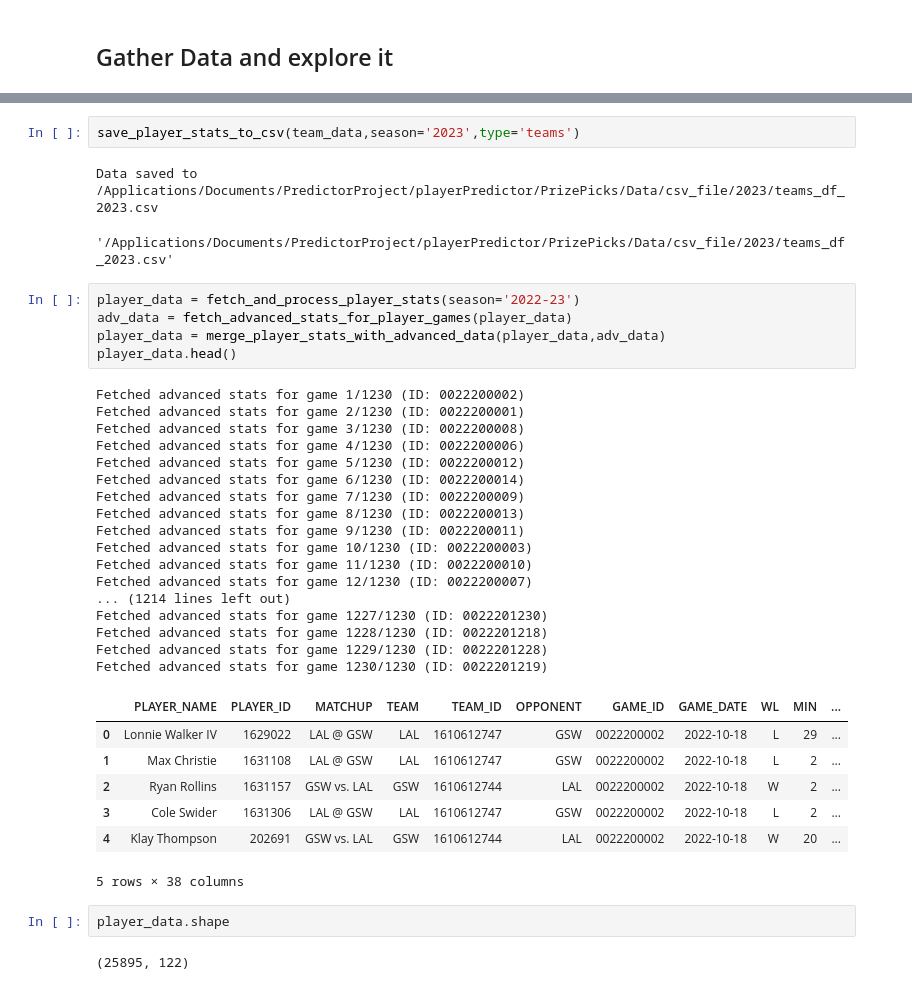
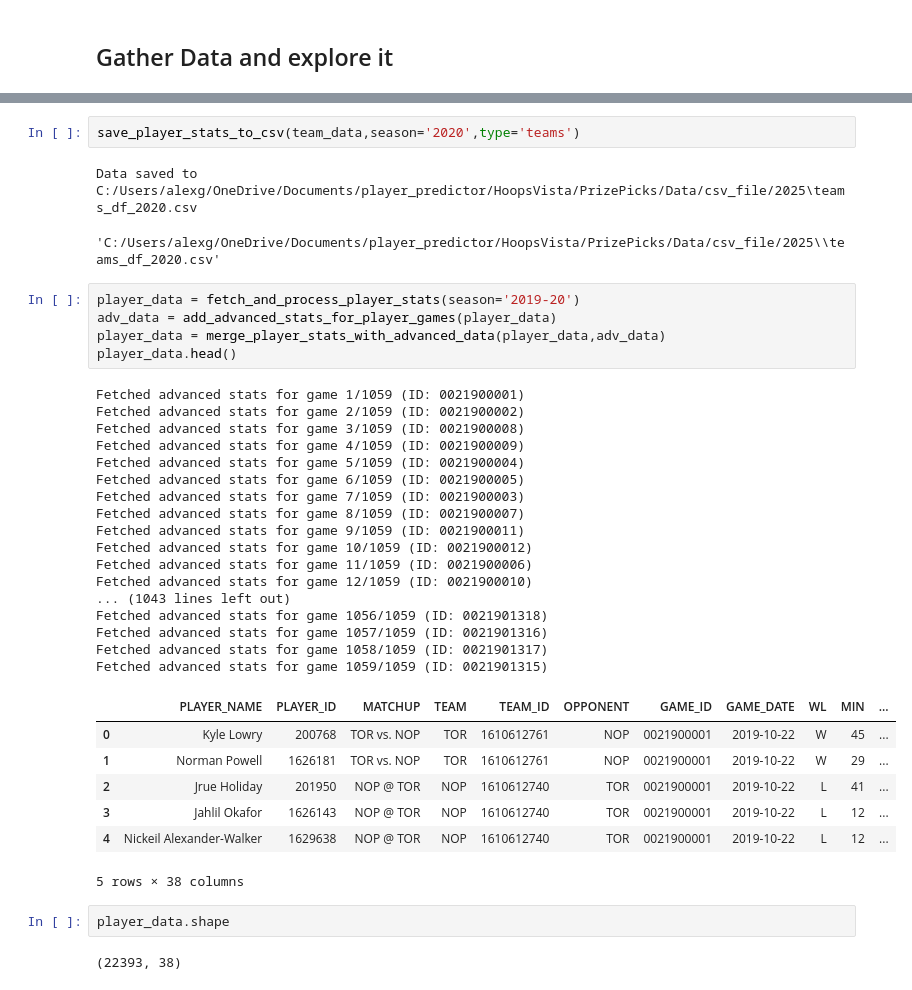
Before and after one commit to spon7ge/HoopsVista, a Jupyter notebook: PrizePicks/PlayerFunctions/TESTING.ipynb, the cells around one changed output, grey strips where cells are left out. Cells and saved outputs as stored; diff of their text form.

```diff
--- a/PrizePicks/PlayerFunctions/TESTING.ipynb
+++ b/PrizePicks/PlayerFunctions/TESTING.ipynb
@@ -63,43 +63,43 @@ All team game logs have been successfully retrieved and concatenated.
 5 rows × 30 columns
 # %%
-save_player_stats_to_csv(team_data,season='2023',type='teams')
+save_player_stats_to_csv(team_data,season='2020',type='teams')
 # %% [output]
-Data saved to /Applications/Documents/PredictorProject/playerPredictor/PrizePicks/Data/csv_file/2023/teams_df_2023.csv
+Data saved to C:/Users/alexg/OneDrive/Documents/player_predictor/HoopsVista/PrizePicks/Data/csv_file/2025\teams_df_2020.csv
-'/Applications/Documents/PredictorProject/playerPredictor/PrizePicks/Data/csv_file/2023/teams_df_2023.csv'
+'C:/Users/alexg/OneDrive/Documents/player_predictor/HoopsVista/PrizePicks/Data/csv_file/2025\\teams_df_2020.csv'
 # %%
-player_data = fetch_and_process_player_stats(season='2022-23')
-adv_data = fetch_advanced_stats_for_player_games(player_data)
+player_data = fetch_and_process_player_stats(season='2019-20')
+adv_data = add_advanced_stats_for_player_games(player_data)
 player_data = merge_player_stats_with_advanced_data(player_data,adv_data)
 player_data.head()
 # %% [output]
-Fetched advanced stats for game 1/1230 (ID: 0022200002)
-Fetched advanced stats for game 2/1230 (ID: 0022200001)
-Fetched advanced stats for game 3/1230 (ID: 0022200008)
-Fetched advanced stats for game 4/1230 (ID: 0022200006)
-Fetched advanced stats for game 5/1230 (ID: 0022200012)
-Fetched advanced stats for game 6/1230 (ID: 0022200014)
-Fetched advanced stats for game 7/1230 (ID: 0022200009)
-Fetched advanced stats for game 8/1230 (ID: 0022200013)
-Fetched advanced stats for game 9/1230 (ID: 0022200011)
-Fetched advanced stats for game 10/1230 (ID: 0022200003)
-Fetched advanced stats for game 11/1230 (ID: 0022200010)
-Fetched advanced stats for game 12/1230 (ID: 0022200007)
-... (1214 lines left out)
-Fetched advanced stats for game 1227/1230 (ID: 0022201230)
-Fetched advanced stats for game 1228/1230 (ID: 0022201218)
-Fetched advanced stats for game 1229/1230 (ID: 0022201228)
-Fetched advanced stats for game 1230/1230 (ID: 0022201219)
+Fetched advanced stats for game 1/1059 (ID: 0021900001)
+Fetched advanced stats for game 2/1059 (ID: 0021900002)
+Fetched advanced stats for game 3/1059 (ID: 0021900008)
+Fetched advanced stats for game 4/1059 (ID: 0021900009)
+Fetched advanced stats for game 5/1059 (ID: 0021900004)
+Fetched advanced stats for game 6/1059 (ID: 0021900005)
+Fetched advanced stats for game 7/1059 (ID: 0021900003)
+Fetched advanced stats for game 8/1059 (ID: 0021900007)
+Fetched advanced stats for game 9/1059 (ID: 0021900011)
+Fetched advanced stats for game 10/1059 (ID: 0021900012)
+Fetched advanced stats for game 11/1059 (ID: 0021900006)
+Fetched advanced stats for game 12/1059 (ID: 0021900010)
+... (1043 lines left out)
+Fetched advanced stats for game 1056/1059 (ID: 0021901318)
+Fetched advanced stats for game 1057/1059 (ID: 0021901316)
+Fetched advanced stats for game 1058/1059 (ID: 0021901317)
+Fetched advanced stats for game 1059/1059 (ID: 0021901315)
 |  | PLAYER_NAME | PLAYER_ID | MATCHUP | TEAM | TEAM_ID | OPPONENT | GAME_ID | GAME_DATE | WL | MIN | ... |
-| 0 | Lonnie Walker IV | 1629022 | LAL @ GSW | LAL | 1610612747 | GSW | 0022200002 | 2022-10-18 | L | 29 | ... |
-| 1 | Max Christie | 1631108 | LAL @ GSW | LAL | 1610612747 | GSW | 0022200002 | 2022-10-18 | L | 2 | ... |
-| 2 | Ryan Rollins | 1631157 | GSW vs. LAL | GSW | 1610612744 | LAL | 0022200002 | 2022-10-18 | W | 2 | ... |
-| 3 | Cole Swider | 1631306 | LAL @ GSW | LAL | 1610612747 | GSW | 0022200002 | 2022-10-18 | L | 2 | ... |
-| 4 | Klay Thompson | 202691 | GSW vs. LAL | GSW | 1610612744 | LAL | 0022200002 | 2022-10-18 | W | 20 | ... |
+| 0 | Kyle Lowry | 200768 | TOR vs. NOP | TOR | 1610612761 | NOP | 0021900001 | 2019-10-22 | W | 45 | ... |
+| 1 | Norman Powell | 1626181 | TOR vs. NOP | TOR | 1610612761 | NOP | 0021900001 | 2019-10-22 | W | 29 | ... |
+| 2 | Jrue Holiday | 201950 | NOP @ TOR | NOP | 1610612740 | TOR | 0021900001 | 2019-10-22 | L | 41 | ... |
+| 3 | Jahlil Okafor | 1626143 | NOP @ TOR | NOP | 1610612740 | TOR | 0021900001 | 2019-10-22 | L | 12 | ... |
+| 4 | Nickeil Alexander-Walker | 1629638 | NOP @ TOR | NOP | 1610612740 | TOR | 0021900001 | 2019-10-22 | L | 12 | ... |
 5 rows × 38 columns
 # %%
 player_data.shape
 # %% [output]
-(25895, 122)
+(22393, 38)
 # %%
 player_data = merge_player_with_team(player_data,team_data)
 
```
Also changed, not shown: parts of 13 cells of this notebook, 2 other files.
